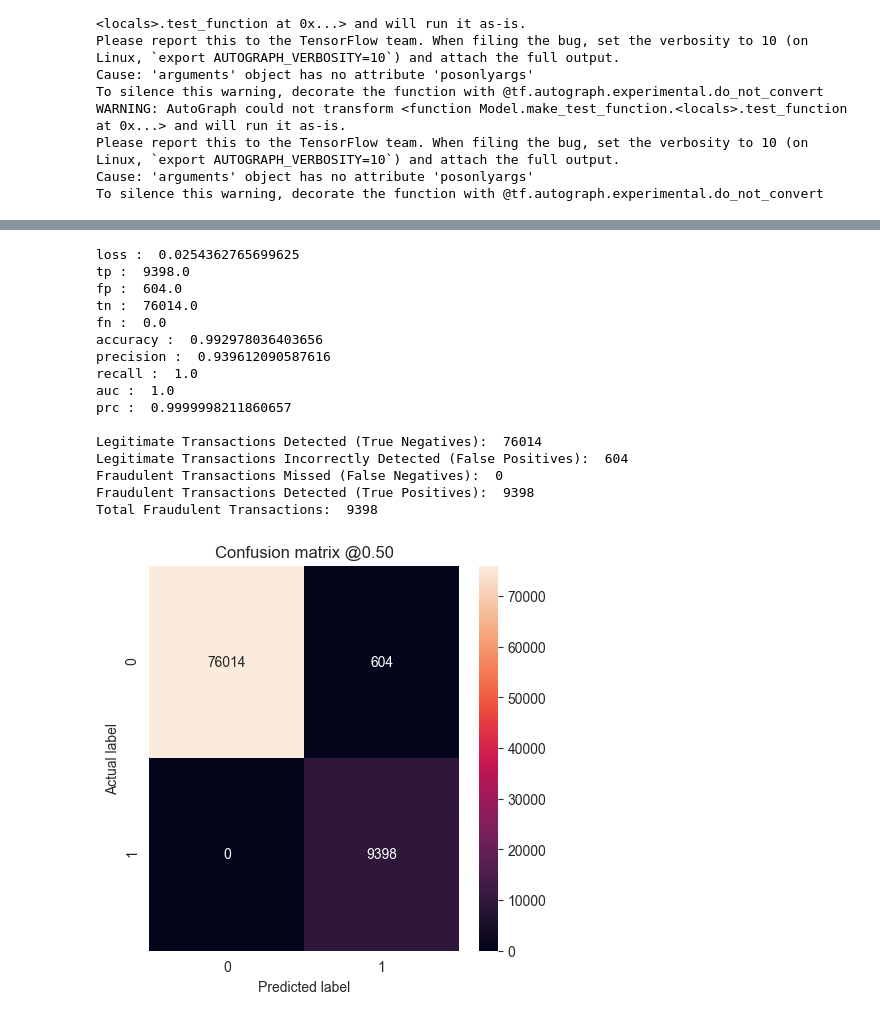
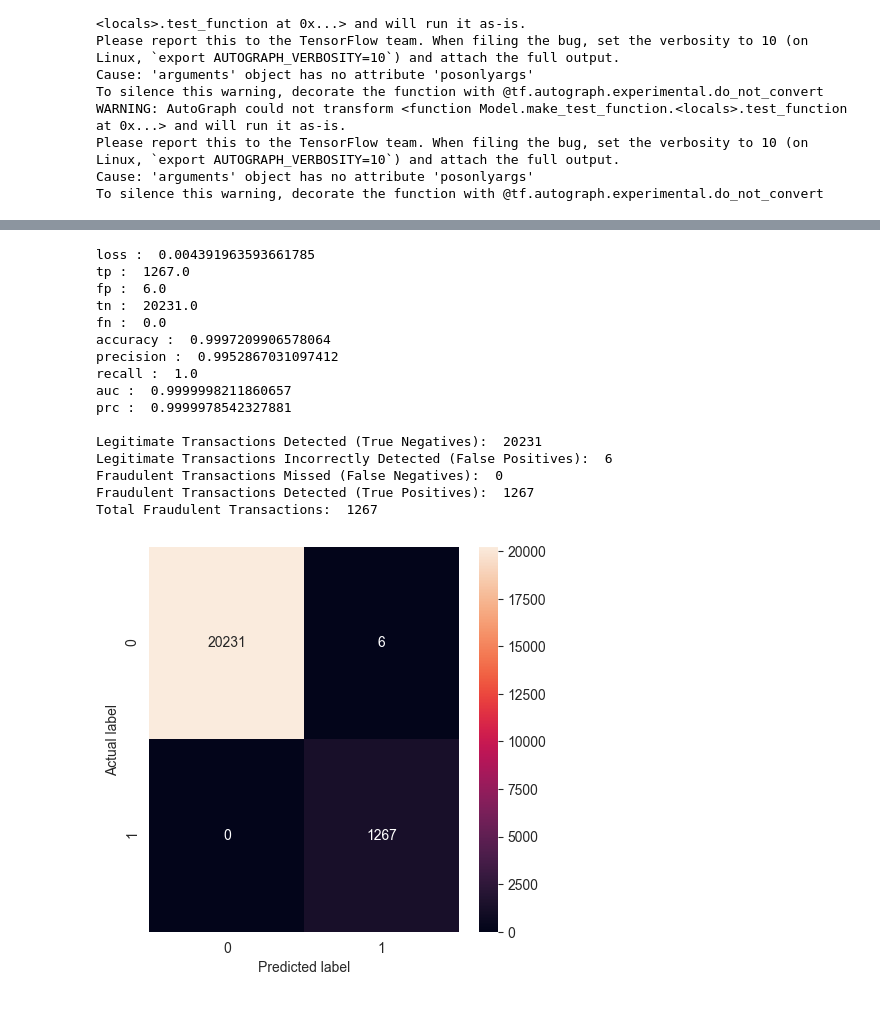
Before and after one commit to gabrielication/py_epanet2csv, a Jupyter notebook: occ-test-2_group.ipynb, the cells around one changed output, grey strips where cells are left out. Drawn from its saved outputs; the diff is of its cells as text; code cells hidden in the pictures.

```diff
--- a/occ-test-2_group.ipynb
+++ b/occ-test-2_group.ipynb
@@ -97,10 +126,9 @@ cleaned_df_test = raw_df_test.copy()
        # 'head_9', 'pressure_9', 'flow_demand_out', 'leak_group'
 
 
-pop_col = ['hour', 'nodeID', 'base_demand', 'demand_value', 'head_value',
-       'pressure_value', 'x_pos', 'y_pos', 'node_type',
-       'leak_area_value', 'leak_discharge_value', 'leak_demand_value',
-        # 'leak_group',
+pop_col = ['hour', 'nodeID', 'node_type',
+           'leak_area_value', 'leak_discharge_value', 'leak_demand_value',
+           # 'leak_group',
            'has_leak'
            ]
 
@@ -112,7 +140,7 @@ cleaned_df.rename(columns = {'leak_group':'Class'}, inplace = True)
 
 
 cleaned_df_test.rename(columns = {'leak_group':'Class'}, inplace = True)
-# cleaned_df_validation.rename(columns = {'has_leak':'Class'}, inplace = True)
+# cleaned_df_test.rename(columns = {'has_leak':'Class'}, inplace = True)
 # %%
 neg, pos = np.bincount(cleaned_df['Class'])
 total = neg + pos
@@ -244,7 +272,7 @@ BATCH_SIZE = 2048
 early_stopping = tf.keras.callbacks.EarlyStopping(
     monitor='val_prc',
     verbose=1,
-    patience=10,
+    patience=30,
     mode='max',
     restore_best_weights=True)
 # %%
@@ -485,9 +513,10 @@ To silence this warning, decorate the function with @tf.autograph.experimental.d
 # %%
-def plot_cm(labels, predictions, p=0.5):
+def plot_cm(labels, predictions, title, p=0.5):
   cm = confusion_matrix(labels, predictions > p)
   plt.figure(figsize=(5,5))
   sns.heatmap(cm, annot=True, fmt="d")
-  plt.title('Confusion matrix @{:.2f}'.format(p))
+  # plt.title('Confusion matrix @{:.2f}'.format(p))
+  plt.title(title)
   plt.ylabel('Actual label')
   plt.xlabel('Predicted label')
 
@@ -499,29 +528,29 @@ def plot_cm(labels, predictions, p=0.5):
 # %%
 baseline_results = model.evaluate(test_features, test_labels,
                                   batch_size=BATCH_SIZE, verbose=0)
 for name, value in zip(model.metrics_names, baseline_results):
   print(name, ': ', value)
 print()
 
-plot_cm(test_labels, test_predictions_baseline)
+plot_cm(test_labels, test_predictions_baseline, '')
 # %% [output]
-loss :  0.0254362765699625
-tp :  9398.0
-fp :  604.0
-tn :  76014.0
+loss :  0.004391963593661785
+tp :  1267.0
+fp :  6.0
+tn :  20231.0
 fn :  0.0
-accuracy :  0.992978036403656
-precision :  0.939612090587616
+accuracy :  0.9997209906578064
+precision :  0.9952867031097412
 recall :  1.0
-auc :  1.0
-prc :  0.9999998211860657
+auc :  0.9999998211860657
+prc :  0.9999978542327881
 
-Legitimate Transactions Detected (True Negatives):  76014
-Legitimate Transactions Incorrectly Detected (False Positives):  604
+Legitimate Transactions Detected (True Negatives):  20231
+Legitimate Transactions Incorrectly Detected (False Positives):  6
 Fraudulent Transactions Missed (False Negatives):  0
-Fraudulent Transactions Detected (True Positives):  9398
-Total Fraudulent Transactions:  9398
+Fraudulent Transactions Detected (True Positives):  1267
+Total Fraudulent Transactions:  1267
-[figure, old version]
+[figure, new version]
 # %%
 test2_predictions_baseline = model.predict(test2_features, batch_size=BATCH_SIZE)
 
```
Also changed, not shown: parts of 21 cells of this notebook, 3 other files.
